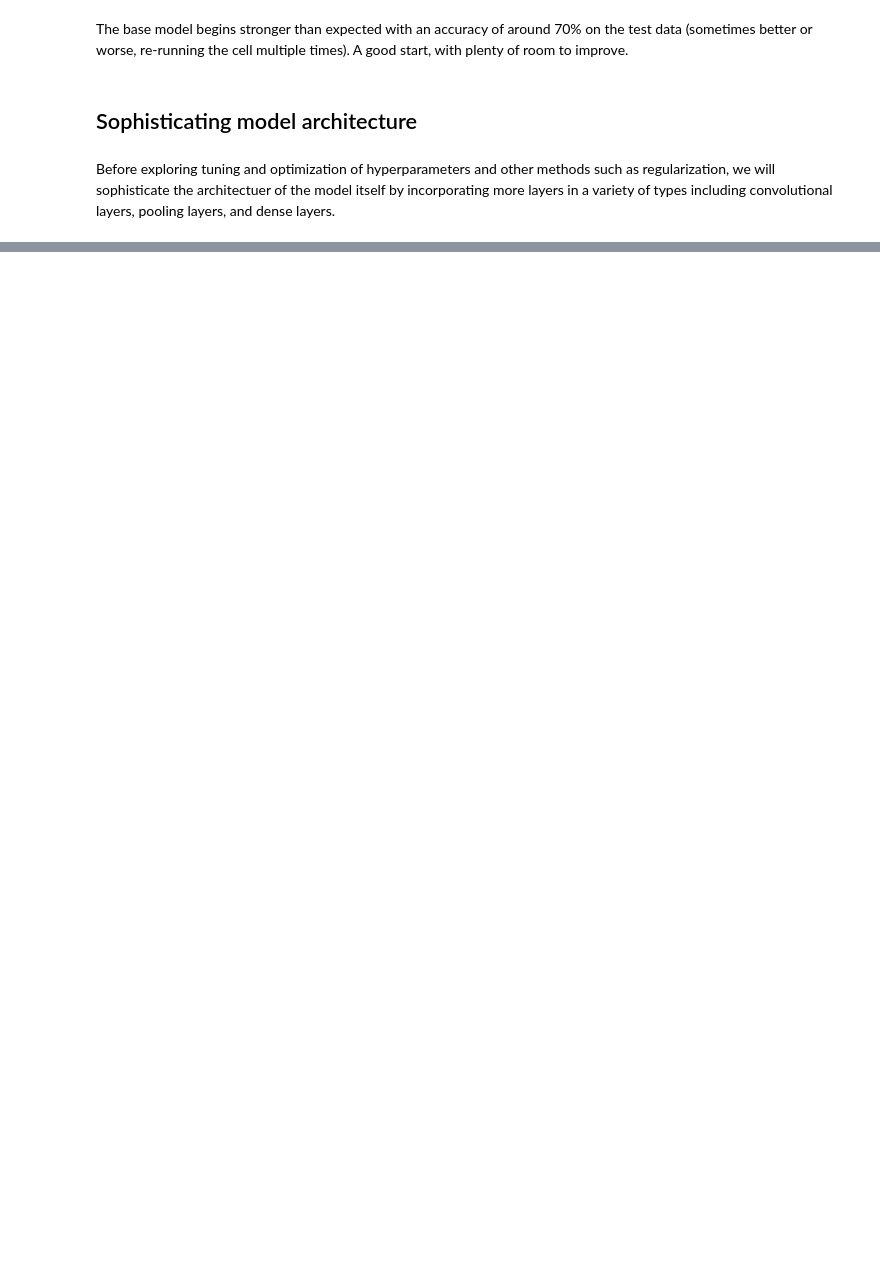
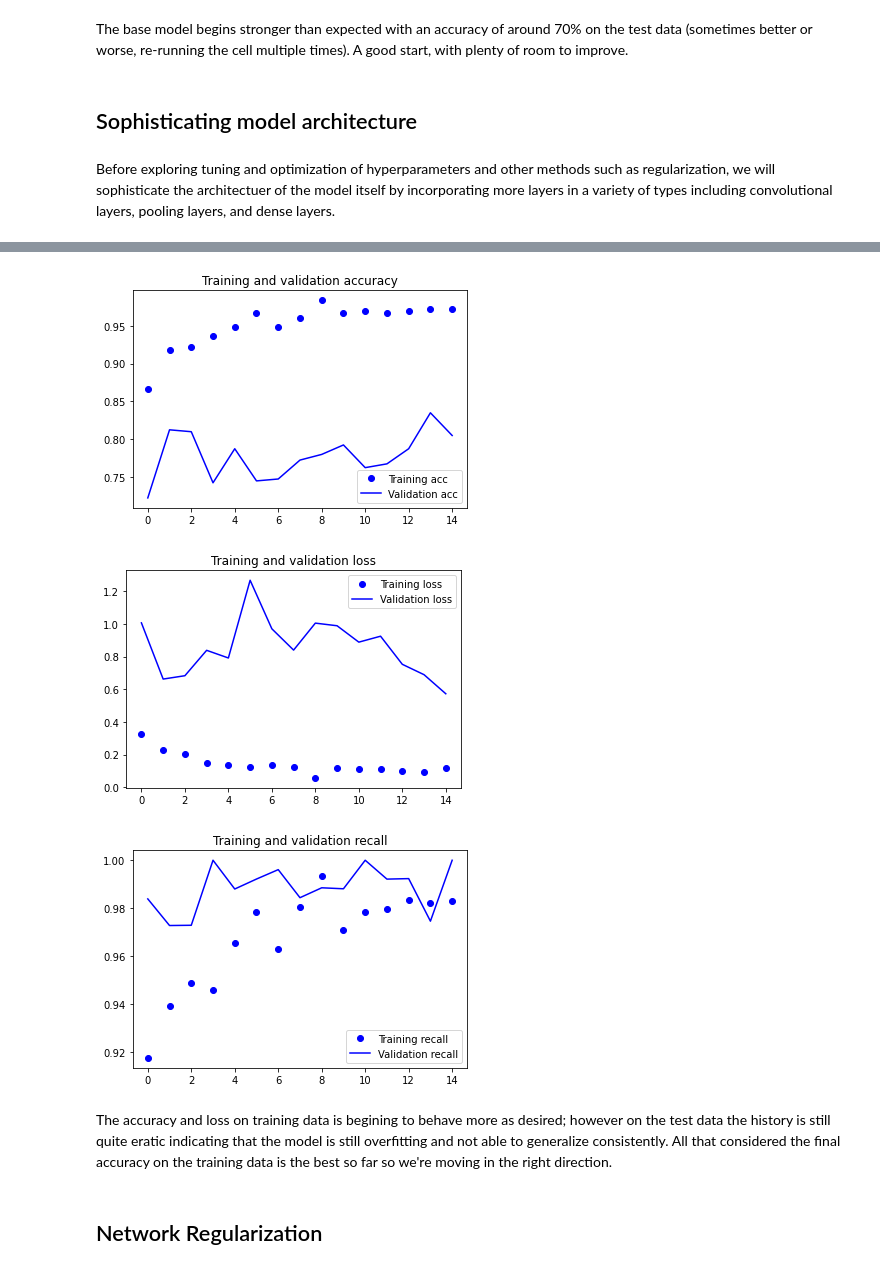
Before and after one commit to Zeth-Abney/Flatiron-school, a Jupyter notebook: phase-4/PROJECT-2/modeling.ipynb, the cells around one changed output, grey strips where cells are left out. Saved outputs shown, nothing was run; the diff lists cells and outputs as text; code cells hidden in the pictures; blank space fills up the shorter version.

```diff
--- a/phase-4/PROJECT-2/modeling.ipynb
+++ b/phase-4/PROJECT-2/modeling.ipynb
@@ -125,0 +197,6 @@ Epoch 5/5
+# %%
+fitter_model_results = deep_model.fit(train_data_generator,
+                                        steps_per_epoch=50,
+                                        epochs=15,
+                                        validation_data=test_data_generator,
+                                        validation_steps=25)
@@ -125,0 +221,10 @@ Epoch 5/5
+# %%
+visualize_training(fitter_model_results,2)
+# %% [output]
+[figure, added]
+[figure, added]
+[figure, added]
+# %% [markdown]
+The accuracy and loss on training data is begining to behave more as desired; however on the test data the history is still quite eratic indicating that the model is still overfitting and not able to generalize consistently. All that considered the final accuracy on the training data is the best so far so we're moving in the right direction.
+# %% [markdown]
+## Network Regularization
```
Also changed, not shown: parts of 12 cells of this notebook.
